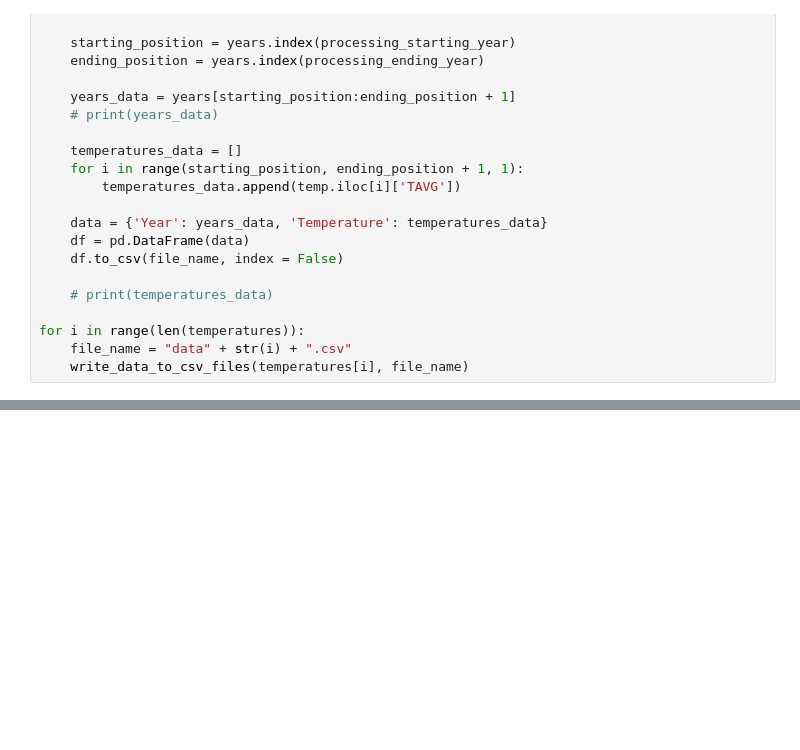
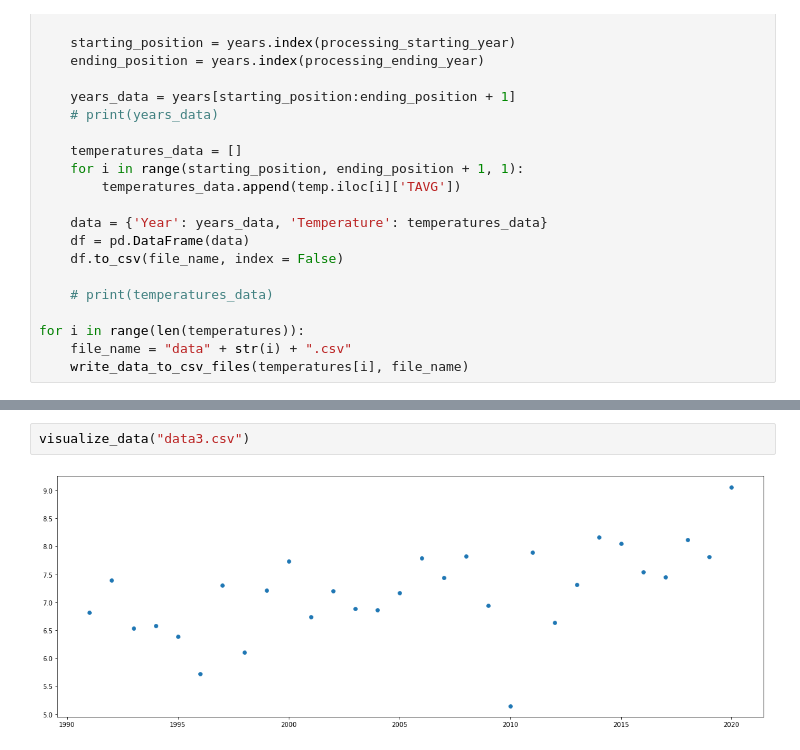
Before and after one commit to Foxxy-HCMUS/HCMUS-Applied-Maths-and-Statistics-Projects, a Jupyter notebook: Project 1/Problem 2/Codes/source_code.ipynb, the cells around one changed output, grey strips where cells are left out. Drawn from its saved outputs; the diff is of its cells as text; blank space fills up the shorter version.

```diff
--- a/Project 1/Problem 2/Codes/source_code.ipynb
+++ b/Project 1/Problem 2/Codes/source_code.ipynb
@@ -149,0 +174,4 @@ for i in range(len(temperatures)):
+# %%
+visualize_data("data3.csv")
+# %% [output]
+[figure, added]
```
Also changed, not shown: parts of 6 cells of this notebook.
